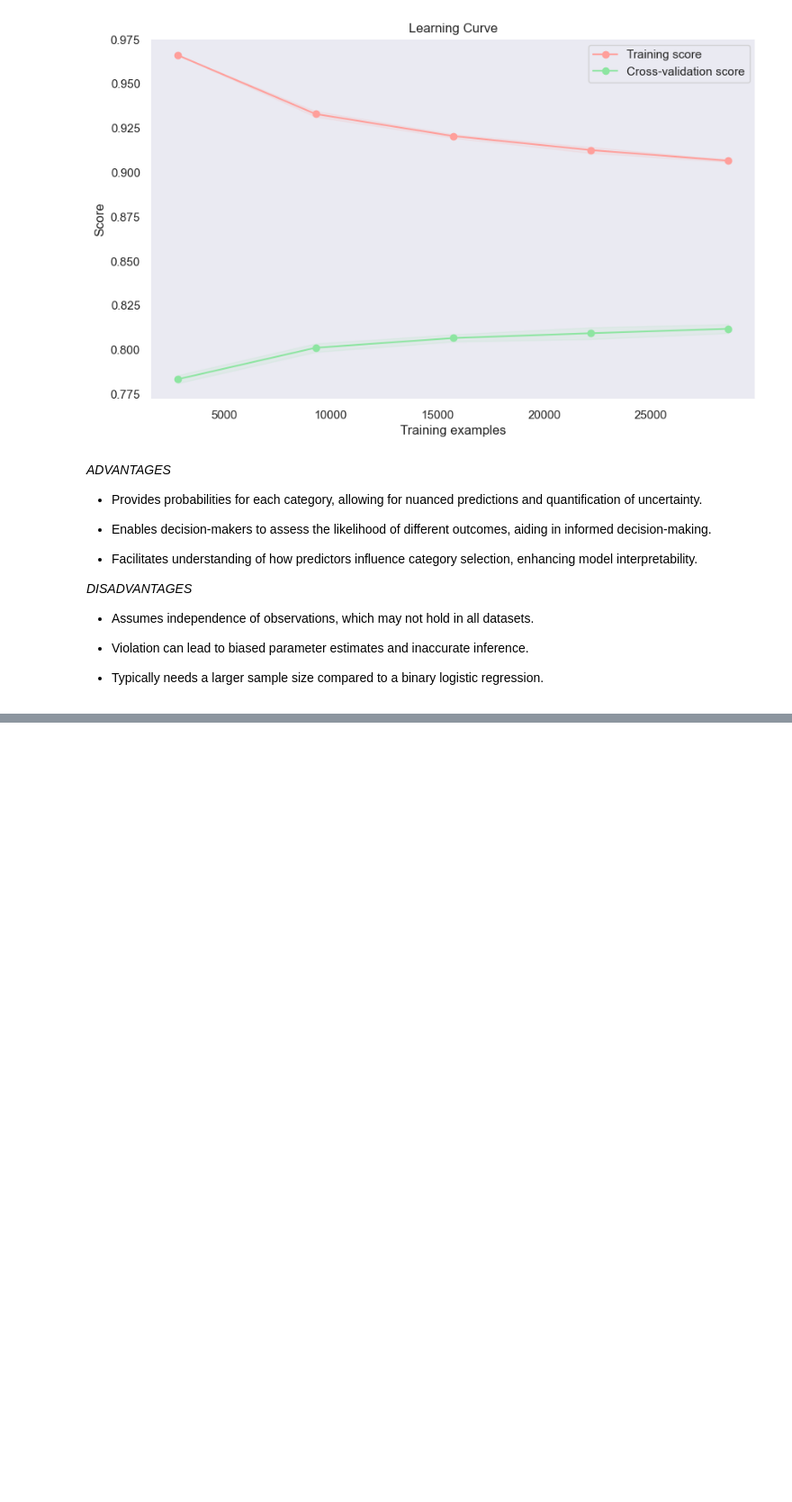
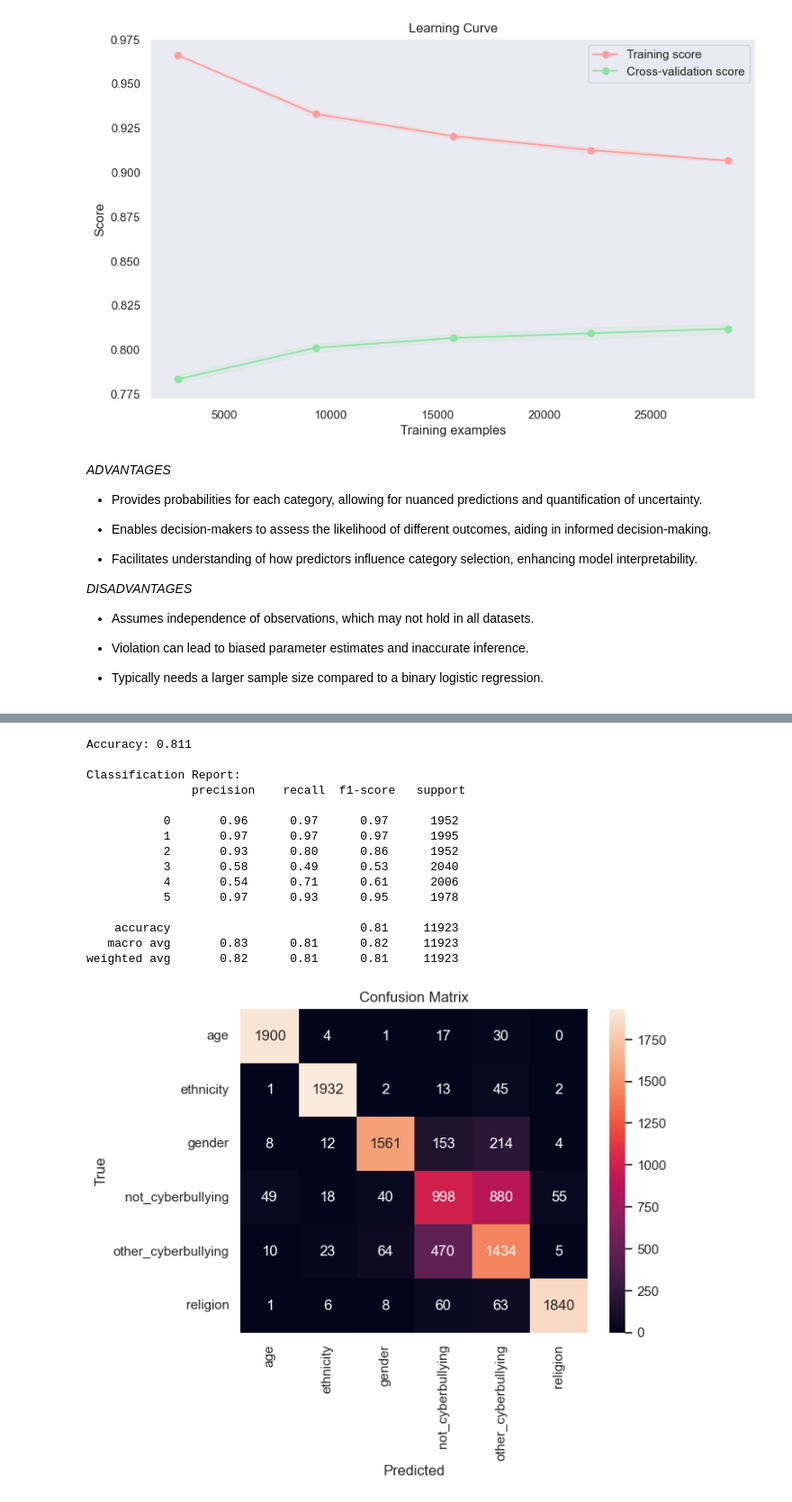
Before and after one commit to donkey-king-kong/CSCI-4907-NLU, a Jupyter notebook: Code/Full Source Code.ipynb, the cells around one changed output, grey strips where cells are left out. Shown at 90% size. Drawn from its saved outputs; the diff is of its cells as text; code cells hidden in the pictures; blank space fills up the shorter version.

```diff
--- a/Code/Full Source Code.ipynb
+++ b/Code/Full Source Code.ipynb
@@ -580,0 +664,4 @@ The ROC curve illustrates the balance between true positive rate (TPR) and false
+# %%
+# Call the function with your trained model, training data, and class labels
+x_train_vecs = vectorizer.transform(x_train)
+plot_learning_curve_multi_class(model, x_train_vecs, y_train, class_labels)
@@ -580,0 +685,32 @@ The ROC curve illustrates the balance between true positive rate (TPR) and false
+# %%
+def Classifier(model):
+    # Initialise the TfidfVectorizer
+    vectorizer = TfidfVectorizer()
+
+    #Fit the vectorizer on the clean tweet data
+    vectorizer.fit(df['tweet_clean'])
+
+    # Transform training and testing data to TF-IDF vector
+    x_train_vecs = vectorizer.transform(x_train)
+    x_test_vecs = vectorizer.transform(x_test)
+
+    #Train the model on the TF-IDF vectors of the training data
+    model.fit(x_train_vecs, y_train)
+
+    #Predict the labels for the testing data
+    y_pred = model.predict(x_test_vecs)
+
+    # Print accuracy score and classification report
+    print('Accuracy: {:.3f}'.format(accuracy_score(y_test, y_pred)))
+    print()
+    print("Classification Report: \n", classification_report(y_test, y_pred))
+
+    # Generate confusion matrix
+    conf_matrix = confusion_matrix(y_test, y_pred)
+
+    # Plot confusion matrix as a heatmap
+    sb.heatmap(conf_matrix, annot=True, fmt='d', cmap=None, xticklabels=class_names, yticklabels=class_names)
+    plt.xlabel('Predicted')
+    plt.ylabel('True')
+    plt.title('Confusion Matrix')
+    plt.show()
@@ -728,0 +886,22 @@ plot_learning_curve_multi_class(model, x_train_vecs, y_train, class_labels)
+# %%
+from sklearn.svm import SVC
+
+model = SVC(probability=True)
+Classifier(model)
+# %% [output]
+Accuracy: 0.811
+
+Classification Report:
+               precision    recall  f1-score   support
+
+           0       0.96      0.97      0.97      1952
+           1       0.97      0.97      0.97      1995
+           2       0.93      0.80      0.86      1952
+           3       0.58      0.49      0.53      2040
+           4       0.54      0.71      0.61      2006
+           5       0.97      0.93      0.95      1978
+
+    accuracy                           0.81     11923
+   macro avg       0.83      0.81      0.82     11923
+weighted avg       0.82      0.81      0.81     11923
+[figure, added]
```
Also changed, not shown: parts of 24 cells of this notebook.
